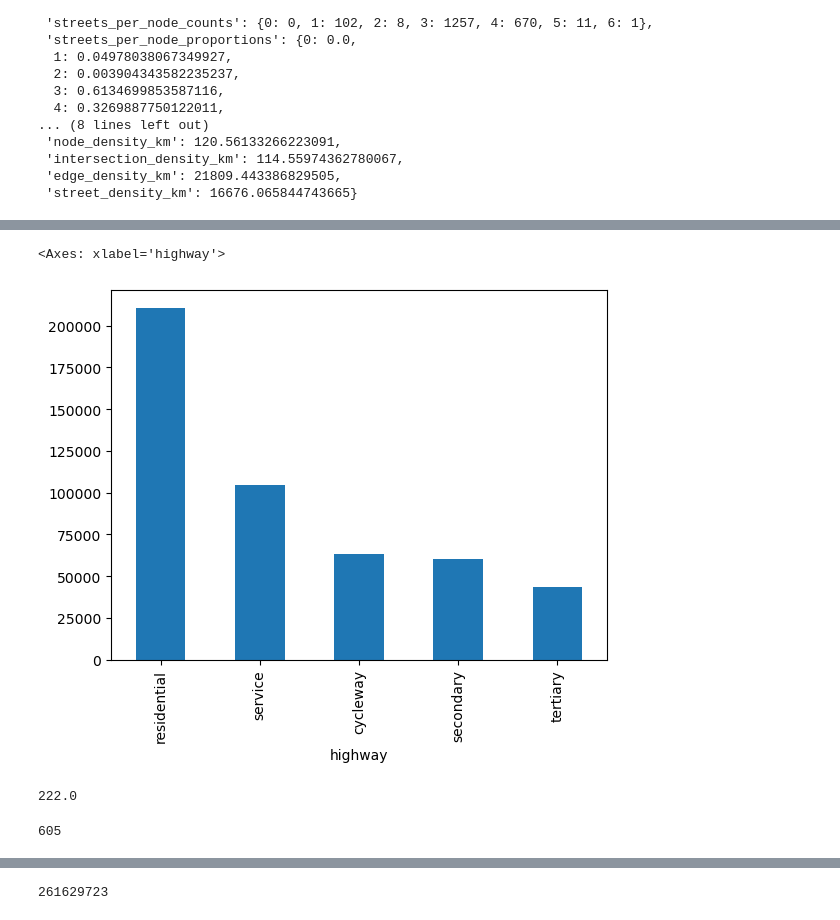
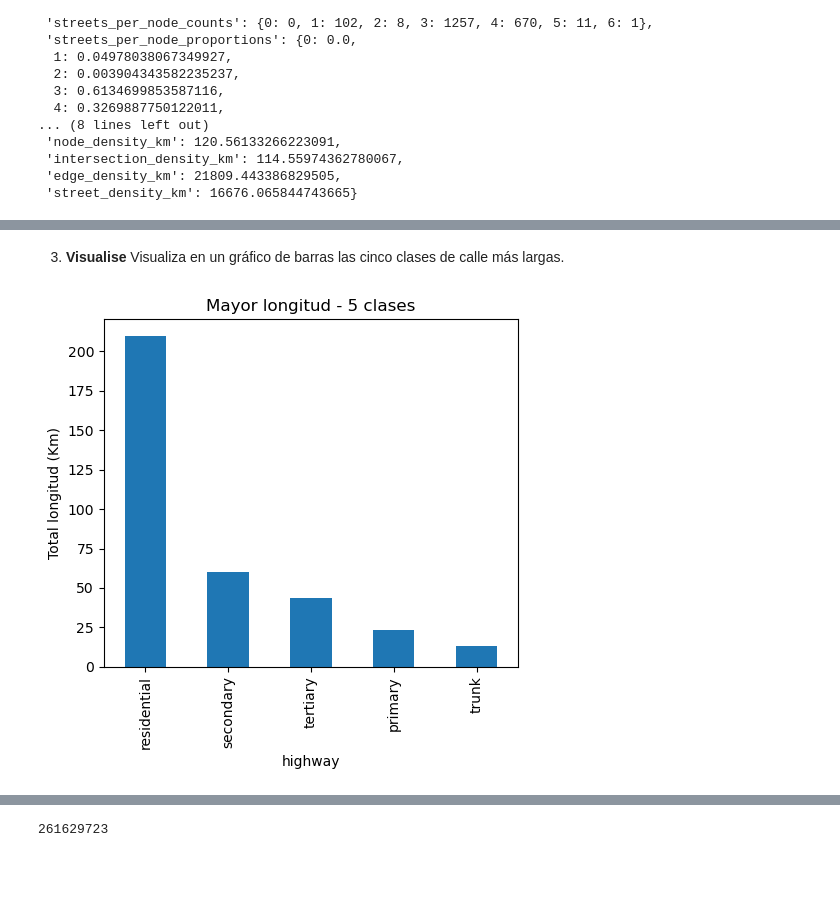
Before and after one commit to TatianaPrieto8/Practica4, a Jupyter notebook: network-analysis.ipynb, the cells around one changed output, grey strips where cells are left out. Cells and saved outputs as stored; diff of their text form; code cells hidden in the pictures; blank space fills up the shorter version.

```diff
--- a/network-analysis.ipynb
+++ b/network-analysis.ipynb
@@ -316,16 +326,12 @@ KeyError: 'Column not found: length'
+# %% [markdown]
+3. **Visualise** Visualiza en un gráfico de barras las cinco clases de calle más largas.
 # %%
 import matplotlib.pyplot as plt
-edges_length.head(5).plot(kind="bar")
-plt.ylabel(Total Longitud
+
+Long_Clase_Km.head(5).plot(kind="bar", figsize=(5, 5))
+plt.ylabel("Total longitud (Km)")
+plt.title("Mayor longitud - 5 clases")
+plt.tight_layout()
+plt.show()
 # %% [output]
-<Axes: xlabel='highway'>
-[figure, old version]
+[figure, new version]
-# %%
-import math
-import myst_nb
-
-myst_nb.glue("node_density_km", round(stats["node_density_km"], 1))
-myst_nb.glue("edge_length_total", math.floor(stats["edge_length_total"] / 1000))
-# %% [output]
-222.0
-605
```
Also changed, not shown: parts of 11 cells of this notebook.
